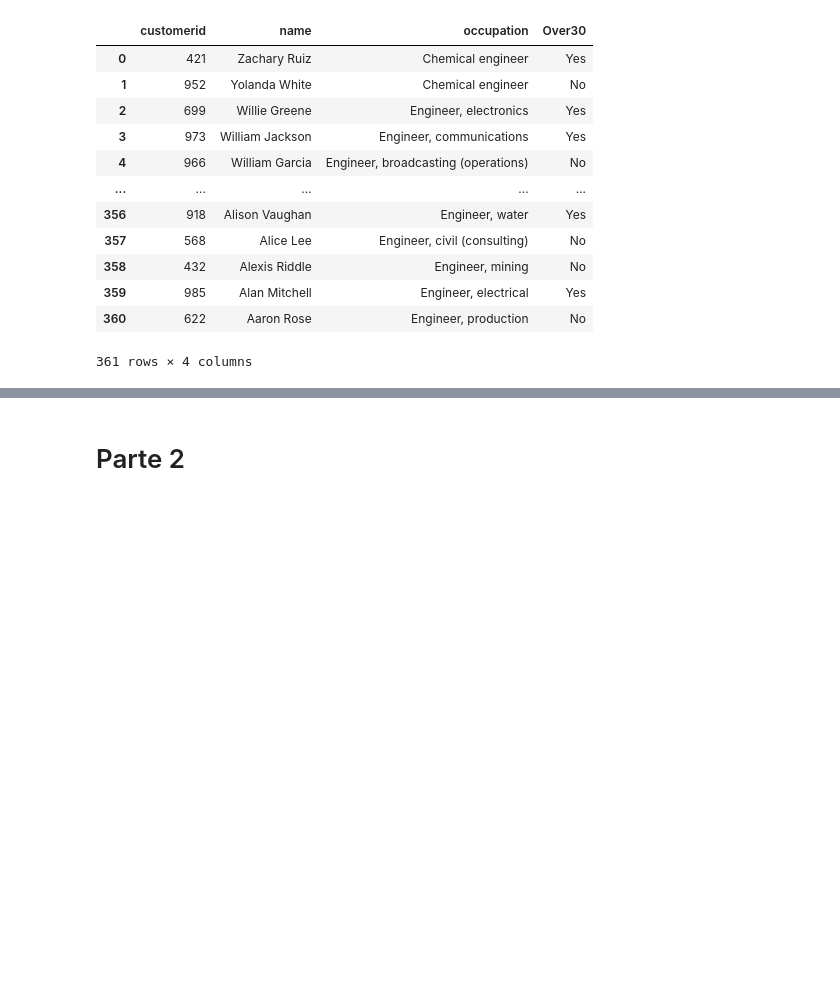
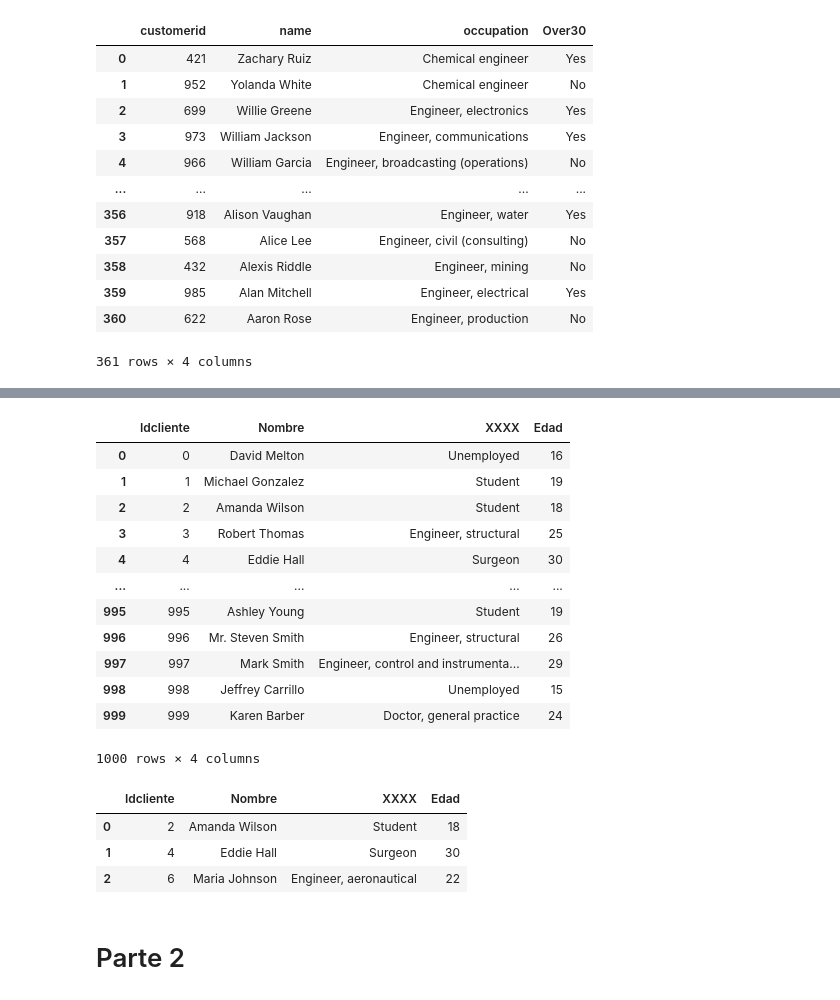
Before and after one commit to dfbustosus/Bootcamp-DS-2023-III, a Jupyter notebook: Clase 9 - 26 Sept 2023/Caso aplicado_ SQL Productos financieros.ipynb, the cells around one changed output, grey strips where cells are left out. Drawn from its saved outputs; the diff is of its cells as text; code cells hidden in the pictures; blank space fills up the shorter version.

```diff
--- a/Clase 9 - 26 Sept 2023/Caso aplicado_ SQL Productos financieros.ipynb
+++ b/Clase 9 - 26 Sept 2023/Caso aplicado_ SQL Productos financieros.ipynb
@@ -386,3 +440,38 @@ runQuery(query5)
+# %%
+# IS NULL
+query_5_4= """
+SELECT CustomerID AS Idcliente, Name AS Nombre,Occupation AS XXXX, Age as Edad
+FROM Customer
+WHERE Age IS NOT NULL
+"""
+runQuery(query_5_4)
+# %% [output]
+|  | Idcliente | Nombre | XXXX | Edad |
+| 0 | 0 | David Melton | Unemployed | 16 |
+| 1 | 1 | Michael Gonzalez | Student | 19 |
+| 2 | 2 | Amanda Wilson | Student | 18 |
+| 3 | 3 | Robert Thomas | Engineer, structural | 25 |
+| 4 | 4 | Eddie Hall | Surgeon | 30 |
+| ... | ... | ... | ... | ... |
+| 995 | 995 | Ashley Young | Student | 19 |
+| 996 | 996 | Mr. Steven Smith | Engineer, structural | 26 |
+| 997 | 997 | Mark Smith | Engineer, control and instrumenta... | 29 |
+| 998 | 998 | Jeffrey Carrillo | Unemployed | 15 |
+| 999 | 999 | Karen Barber | Doctor, general practice | 24 |
+1000 rows × 4 columns
+# %%
+# IN
+query_5_5= """
+SELECT CustomerID AS Idcliente, Name AS Nombre,Occupation AS XXXX, Age as Edad
+FROM Customer
+WHERE CustomerID IN (2,4,6)
+"""
+runQuery(query_5_5)
+# %% [output]
+|  | Idcliente | Nombre | XXXX | Edad |
+| 0 | 2 | Amanda Wilson | Student | 18 |
+| 1 | 4 | Eddie Hall | Surgeon | 30 |
+| 2 | 6 | Maria Johnson | Engineer, aeronautical | 22 |
 # %% [markdown]
 # Parte 2
 # %% [markdown]
```
Also changed, not shown: parts of 6 cells of this notebook.
